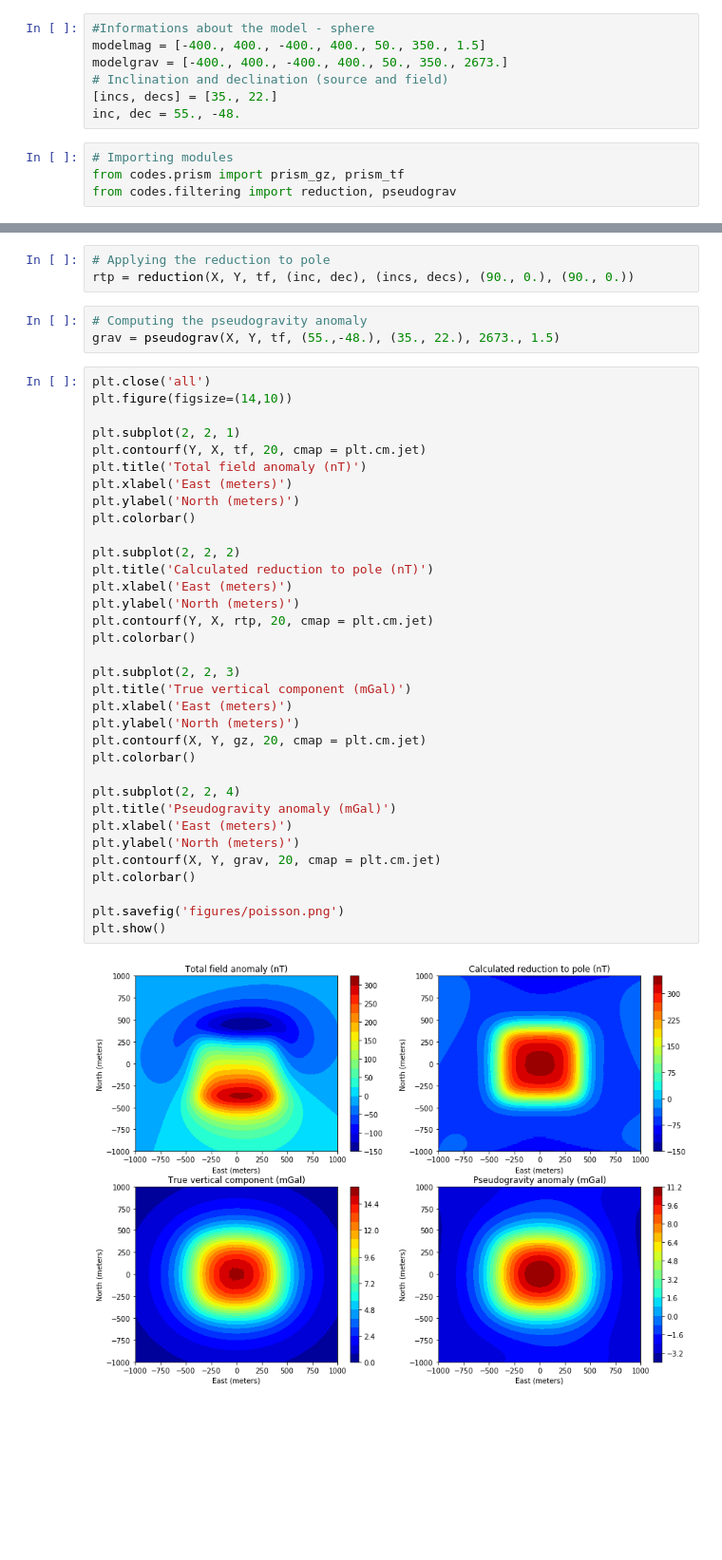
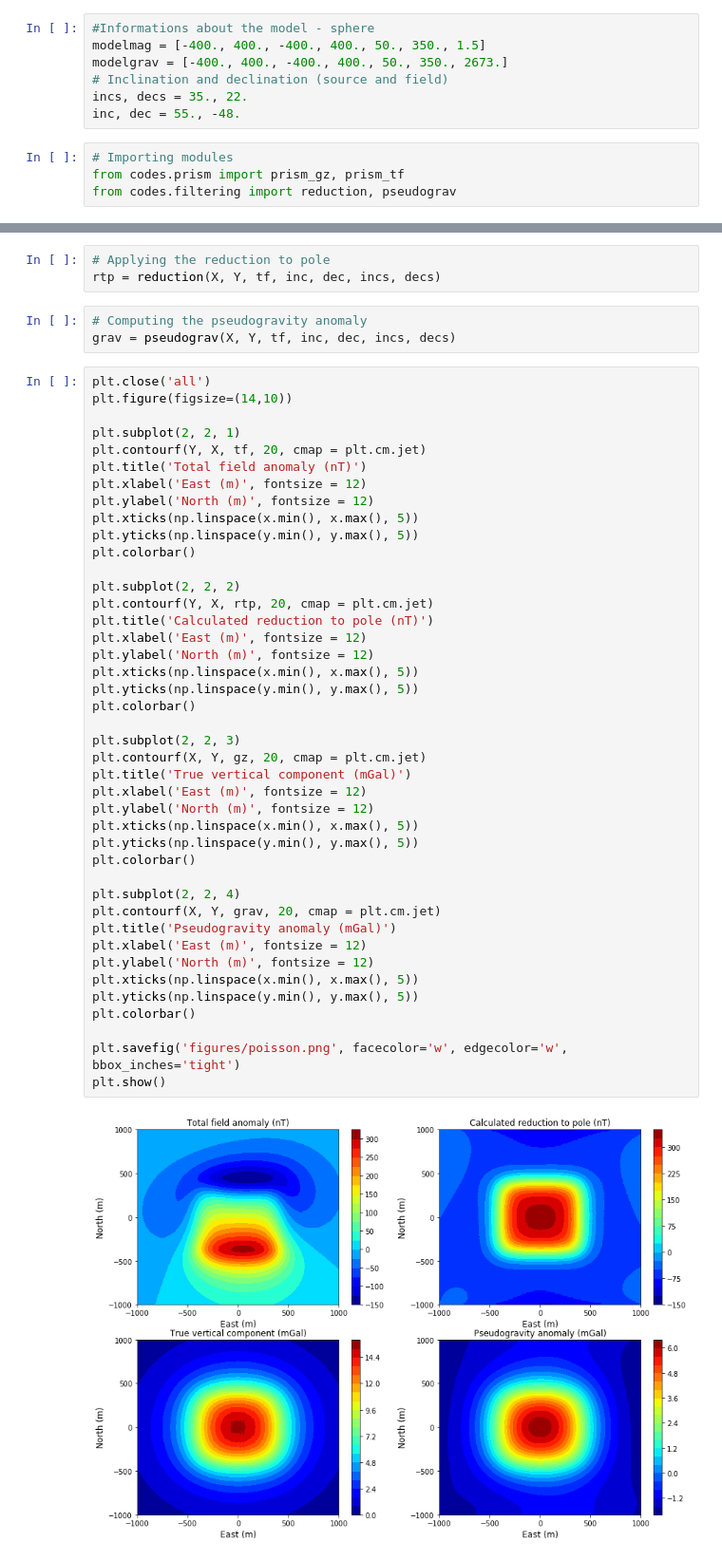
Before and after one commit to nelsondelimar/master, a Jupyter notebook: poisson.ipynb, the cells around one changed output, grey strips where cells are left out. Shown at 95% size. Drawn from its saved outputs; the diff is of its cells as text; blank space fills up the shorter version.

Commit message:
Correction on Poisson calculation

```diff
--- a/poisson.ipynb
+++ b/poisson.ipynb
@@ -17,7 +17,7 @@ X, Y = np.meshgrid(x, y)
 modelmag = [-400., 400., -400., 400., 50., 350., 1.5]
 modelgrav = [-400., 400., -400., 400., 50., 350., 2673.]
 # Inclination and declination (source and field)
-[incs, decs] = [35., 22.]
+incs, decs = 35., 22.
 inc, dec = 55., -48.
 # %%
 # Importing modules
@@ -29,43 +29,51 @@ tf = prism_tf(X, Y, z, modelmag, (incs, decs), (inc, dec))
 gz = prism_gz(X, Y, z, modelgrav)
 # %%
 # Applying the reduction to pole
-rtp = reduction(X, Y, tf, (inc, dec), (incs, decs), (90., 0.), (90., 0.))
+rtp = reduction(X, Y, tf, inc, dec, incs, decs)
 # %%
 # Computing the pseudogravity anomaly
-grav = pseudograv(X, Y, tf, (55.,-48.), (35., 22.), 2673., 1.5)
+grav = pseudograv(X, Y, tf, inc, dec, incs, decs)
 # %%
 plt.close('all')
 plt.figure(figsize=(14,10))
 
 plt.subplot(2, 2, 1)
 plt.contourf(Y, X, tf, 20, cmap = plt.cm.jet)
 plt.title('Total field anomaly (nT)')
-plt.xlabel('East (meters)')
-plt.ylabel('North (meters)')
+plt.xlabel('East (m)', fontsize = 12)
+plt.ylabel('North (m)', fontsize = 12)
+plt.xticks(np.linspace(x.min(), x.max(), 5))
+plt.yticks(np.linspace(y.min(), y.max(), 5))
 plt.colorbar()
 
 plt.subplot(2, 2, 2)
+plt.contourf(Y, X, rtp, 20, cmap = plt.cm.jet)
 plt.title('Calculated reduction to pole (nT)')
-plt.xlabel('East (meters)')
-plt.ylabel('North (meters)')
-plt.contourf(Y, X, rtp, 20, cmap = plt.cm.jet)
+plt.xlabel('East (m)', fontsize = 12)
+plt.ylabel('North (m)', fontsize = 12)
+plt.xticks(np.linspace(x.min(), x.max(), 5))
+plt.yticks(np.linspace(y.min(), y.max(), 5))
 plt.colorbar()
 
 plt.subplot(2, 2, 3)
+plt.contourf(X, Y, gz, 20, cmap = plt.cm.jet)
 plt.title('True vertical component (mGal)')
-plt.xlabel('East (meters)')
-plt.ylabel('North (meters)')
-plt.contourf(X, Y, gz, 20, cmap = plt.cm.jet)
+plt.xlabel('East (m)', fontsize = 12)
+plt.ylabel('North (m)', fontsize = 12)
+plt.xticks(np.linspace(x.min(), x.max(), 5))
+plt.yticks(np.linspace(y.min(), y.max(), 5))
 plt.colorbar()
 
 plt.subplot(2, 2, 4)
+plt.contourf(X, Y, grav, 20, cmap = plt.cm.jet)
 plt.title('Pseudogravity anomaly (mGal)')
-plt.xlabel('East (meters)')
-plt.ylabel('North (meters)')
-plt.contourf(X, Y, grav, 20, cmap = plt.cm.jet)
+plt.xlabel('East (m)', fontsize = 12)
+plt.ylabel('North (m)', fontsize = 12)
+plt.xticks(np.linspace(x.min(), x.max(), 5))
+plt.yticks(np.linspace(y.min(), y.max(), 5))
 plt.colorbar()
 
-plt.savefig('figures/poisson.png')
+plt.savefig('figures/poisson.png', facecolor='w', edgecolor='w', bbox_inches='tight')
 plt.show()
 # %% [output]
-[figure, old version]
+[figure, new version]
```
Also changed, not shown: parts of 1 cell of this notebook.
